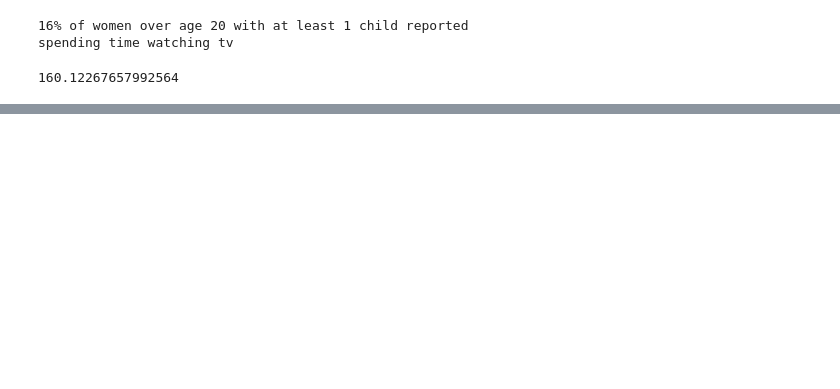
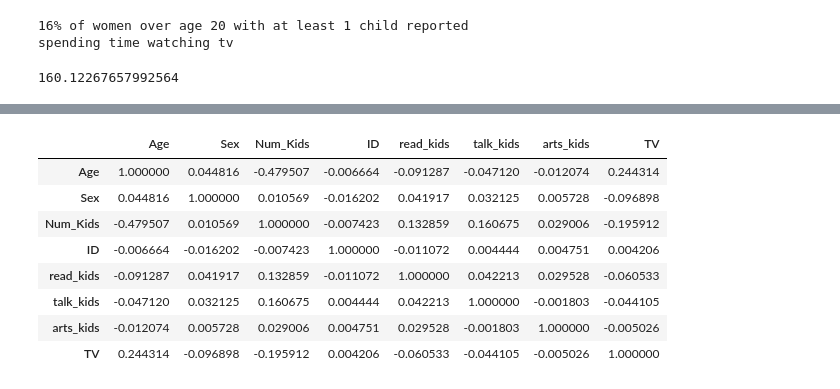
Before and after one commit to JonathanKross/atus-analysis, a Jupyter notebook: scratch.ipynb, the cells around one changed output, grey strips where cells are left out. Saved outputs shown, nothing was run; the diff lists cells and outputs as text; code cells hidden in the pictures; blank space fills up the shorter version.

```diff
--- a/scratch.ipynb
+++ b/scratch.ipynb
@@ -284,0 +291,13 @@ data.t110101.order(ascending=False).head()
+# %%
+tv_kids_corr = tv_v_kids.corr()
+tv_kids_corr
+# %% [output]
+|  | Age | Sex | Num_Kids | ID | read_kids | talk_kids | arts_kids | TV |
+| Age | 1.000000 | 0.044816 | -0.479507 | -0.006664 | -0.091287 | -0.047120 | -0.012074 | 0.244314 |
+| Sex | 0.044816 | 1.000000 | 0.010569 | -0.016202 | 0.041917 | 0.032125 | 0.005728 | -0.096898 |
+| Num_Kids | -0.479507 | 0.010569 | 1.000000 | -0.007423 | 0.132859 | 0.160675 | 0.029006 | -0.195912 |
+| ID | -0.006664 | -0.016202 | -0.007423 | 1.000000 | -0.011072 | 0.004444 | 0.004751 | 0.004206 |
+| read_kids | -0.091287 | 0.041917 | 0.132859 | -0.011072 | 1.000000 | 0.042213 | 0.029528 | -0.060533 |
+| talk_kids | -0.047120 | 0.032125 | 0.160675 | 0.004444 | 0.042213 | 1.000000 | -0.001803 | -0.044105 |
+| arts_kids | -0.012074 | 0.005728 | 0.029006 | 0.004751 | 0.029528 | -0.001803 | 1.000000 | -0.005026 |
+| TV | 0.244314 | -0.096898 | -0.195912 | 0.004206 | -0.060533 | -0.044105 | -0.005026 | 1.000000 |
```
Also changed, not shown: parts of 11 cells of this notebook, 1 other file.
